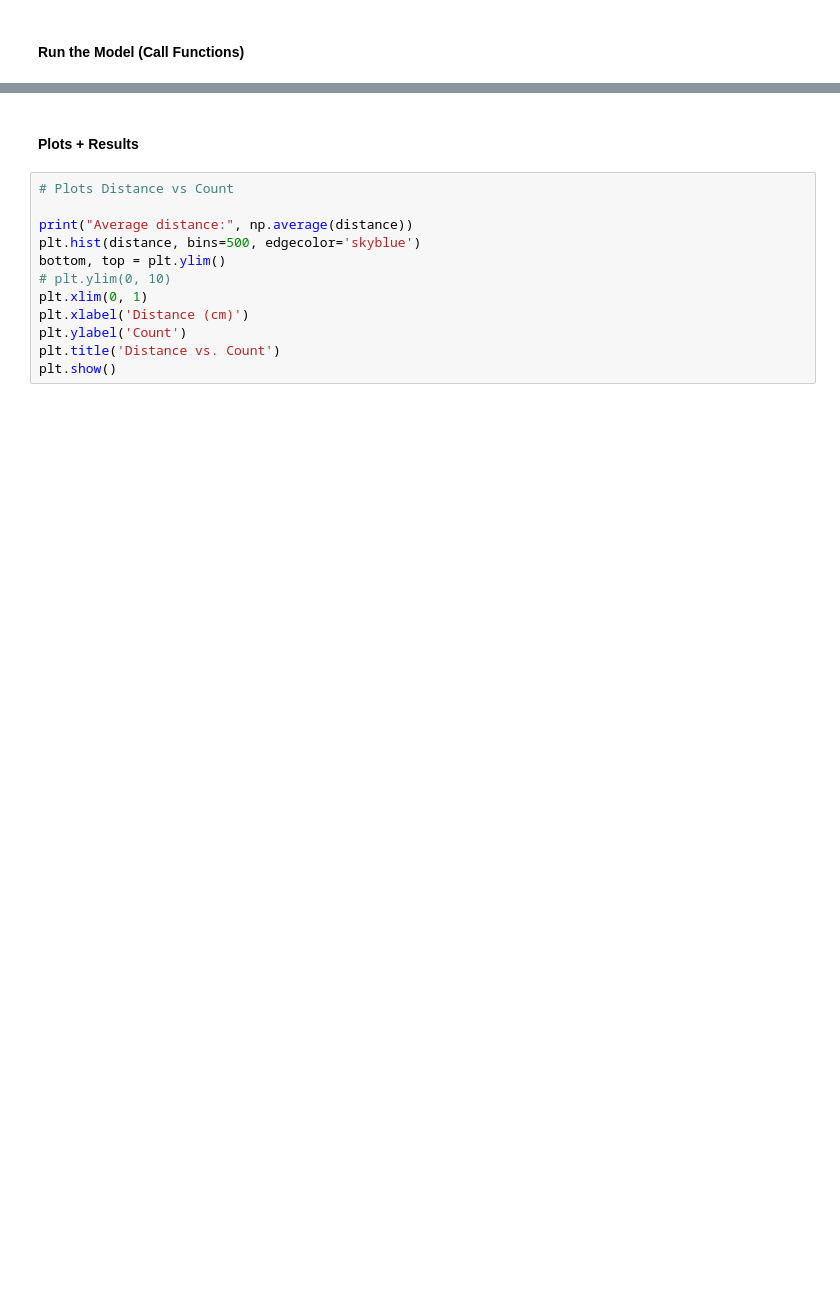
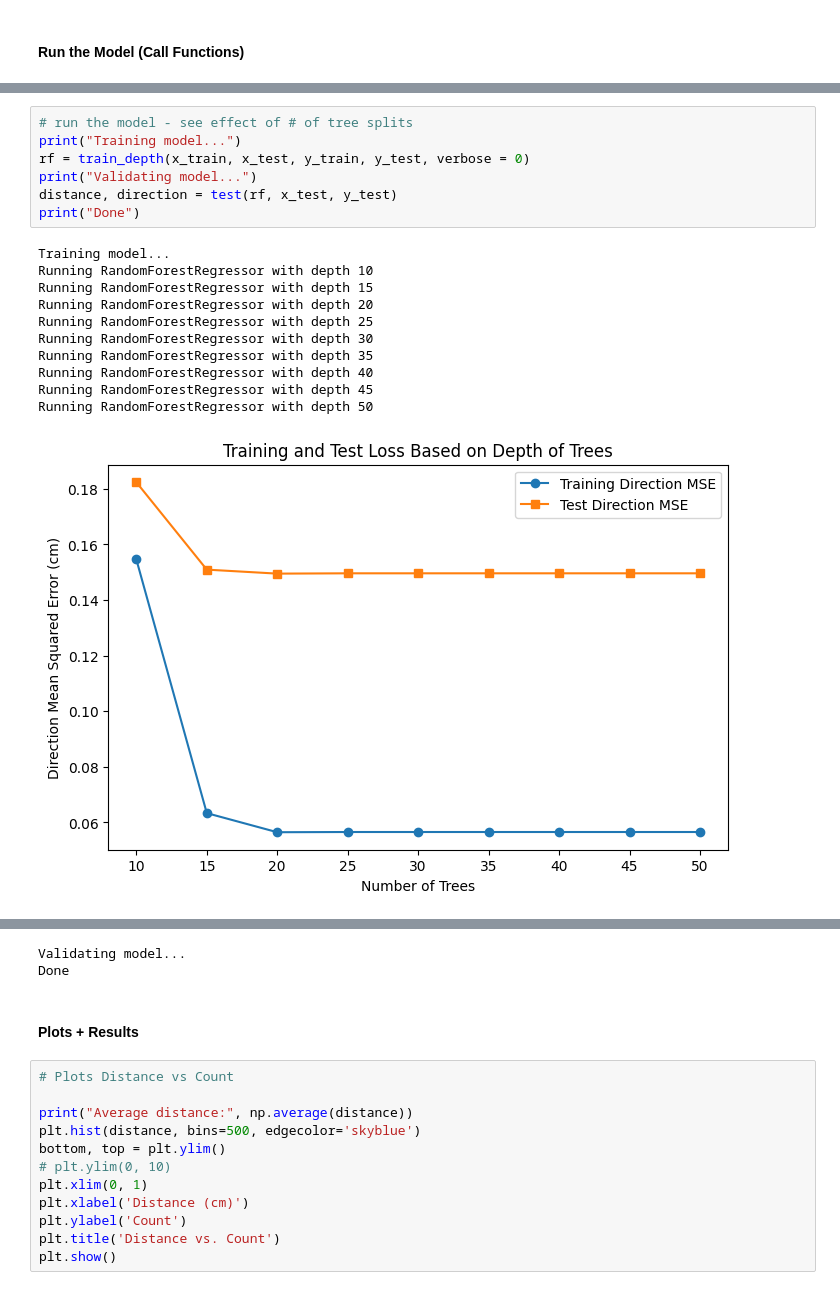
Before and after one commit to arj-shriv/COSI, a Jupyter notebook: random_forests.ipynb, the cells around one changed output, grey strips where cells are left out. Drawn from its saved outputs; the diff is of its cells as text; blank space fills up the shorter version.

```diff
--- a/random_forests.ipynb
+++ b/random_forests.ipynb
@@ -121,0 +229,19 @@ Done
+# %%
+# run the model - see effect of # of tree splits
+print("Training model...")
+rf = train_depth(x_train, x_test, y_train, y_test, verbose = 0)
+print("Validating model...")
+distance, direction = test(rf, x_test, y_test)
+print("Done")
+# %% [output]
+Training model...
+Running RandomForestRegressor with depth 10
+Running RandomForestRegressor with depth 15
+Running RandomForestRegressor with depth 20
+Running RandomForestRegressor with depth 25
+Running RandomForestRegressor with depth 30
+Running RandomForestRegressor with depth 35
+Running RandomForestRegressor with depth 40
+Running RandomForestRegressor with depth 45
+Running RandomForestRegressor with depth 50
+[figure, added]
@@ -122,3 +249,5 @@ Done
+Validating model...
+Done
 # %% [markdown]
 #### Plots + Results
 # %%
```
Also changed, not shown: parts of 15 cells of this notebook.
